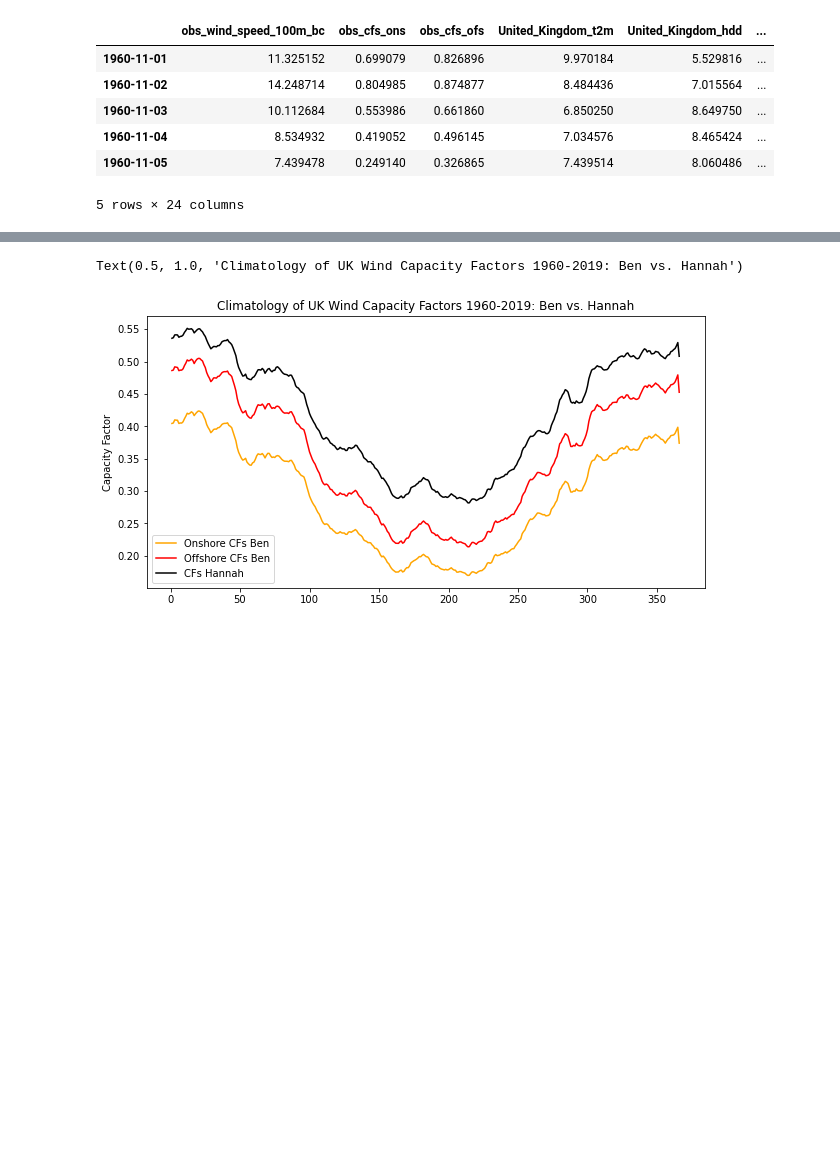
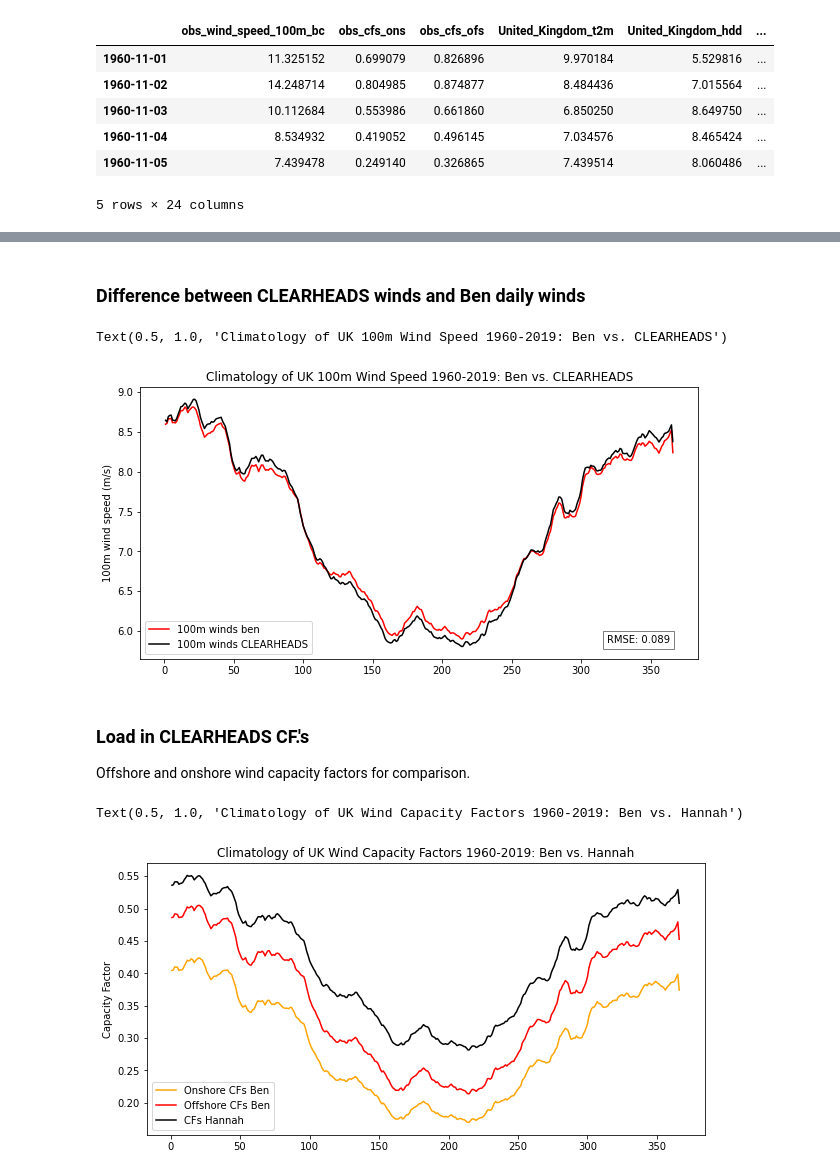
Before and after one commit to benhutchmet/unseen_multi_year, a Jupyter notebook: obs_wind_demand.ipynb, the cells around one changed output, grey strips where cells are left out. Saved outputs shown, nothing was run; the diff lists cells and outputs as text; code cells hidden in the pictures; blank space fills up the shorter version.

Commit message:
validating code against clearheads

```diff
--- a/obs_wind_demand.ipynb
+++ b/obs_wind_demand.ipynb
@@ -259,0 +367,20 @@ Text(0.5, 1.0, 'Climatology of UK Demand 1960-2019: Ben vs. Hannah')
+# %%
+# collapse into daily means
+df_daily_uk = df.resample("D").mean()
+
+# # subset to only the UK column
+# # by getting rid of all columns that are not UK
+# df_daily_uk = df_daily["UK"]
+
+# Subset to 1960-01-01 tp 2019-12-31
+df_daily_uk = df_daily_uk.loc["1960-01-01":"2019-12-31"]
+
+# take the rolling climatology of this
+# perform a rolling climatology for full period
+df_daily_uk_rolling = df_daily_uk.rolling(window="14D", min_periods=1, center=False).mean()
+
+# Add a new column for the day of the year
+df_daily_uk_rolling = df_daily_uk_rolling.assign(day_of_year=df_daily_uk_rolling.index.dayofyear)
+
+# Calculate the mean for each day of the year
+df_daily_uk_clim = df_daily_uk_rolling.groupby("day_of_year").mean()
@@ -260,3 +416,43 @@ Text(0.5, 1.0, 'Climatology of UK Demand 1960-2019: Ben vs. Hannah')
+# %% [markdown]
+### Difference between CLEARHEADS winds and Ben daily winds ###
+# %%
+# set up the figure
+fig, ax = plt.subplots(figsize=(10, 5))
+
+# plot the united kingdom capacity factors
+plt.plot(climatology_full.index, climatology_full["obs_wind_speed_100m_bc"], label="100m winds ben", color="red")
+plt.plot(df_daily_uk_clim.index, df_daily_uk_clim["UK"], label="100m winds CLEARHEADS", color="black")
+
+# calculate the rmse
+rmse = np.sqrt(np.mean((climatology_full["obs_wind_speed_100m_bc"] - df_daily_uk_clim["UK"])**2))
+
+# ylabels
+plt.ylabel("100m wind speed (m/s)")
+
+# legend
+plt.legend()
+
+
+plt.text(
+    0.95,
+    0.05,
+    f"RMSE: {rmse:.2}",
+    verticalalignment="bottom",
+    horizontalalignment="right",
+    transform=ax.transAxes,
+    fontsize=10,
+    bbox=dict(facecolor="white", alpha=0.5)
+    )
+
+# title
+plt.title("Climatology of UK 100m Wind Speed 1960-2019: Ben vs. CLEARHEADS")
+# %% [output]
+Text(0.5, 1.0, 'Climatology of UK 100m Wind Speed 1960-2019: Ben vs. CLEARHEADS')
+[figure, added]
+# %% [markdown]
+### Load in CLEARHEADS CF.'s ###
+
+Offshore and onshore wind capacity factors for comparison.
 # %%
 # set up the figure
 fig, ax = plt.subplots(figsize=(10, 5))
```
Also changed, not shown: parts of 12 cells of this notebook, 1 other file.
